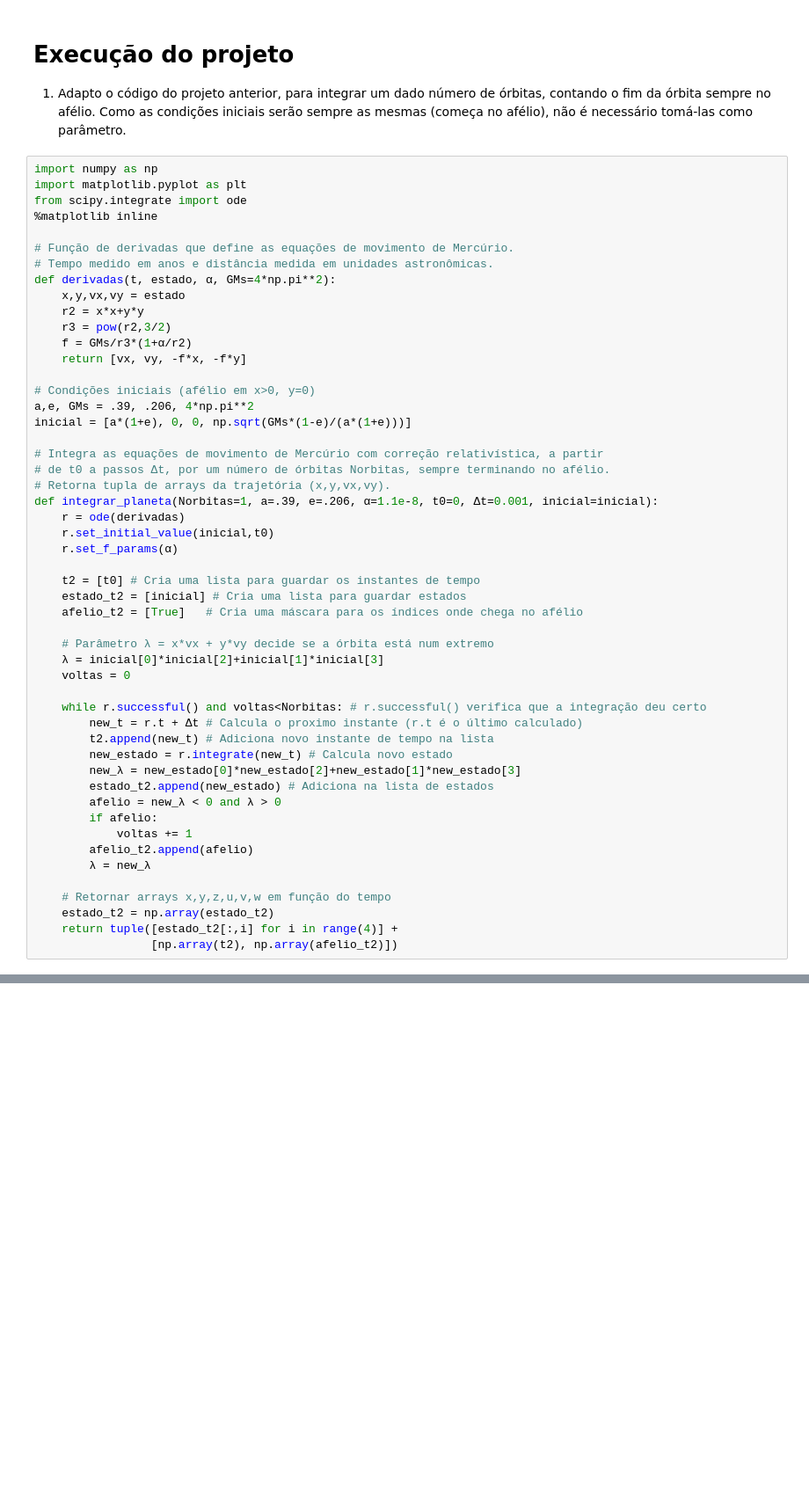
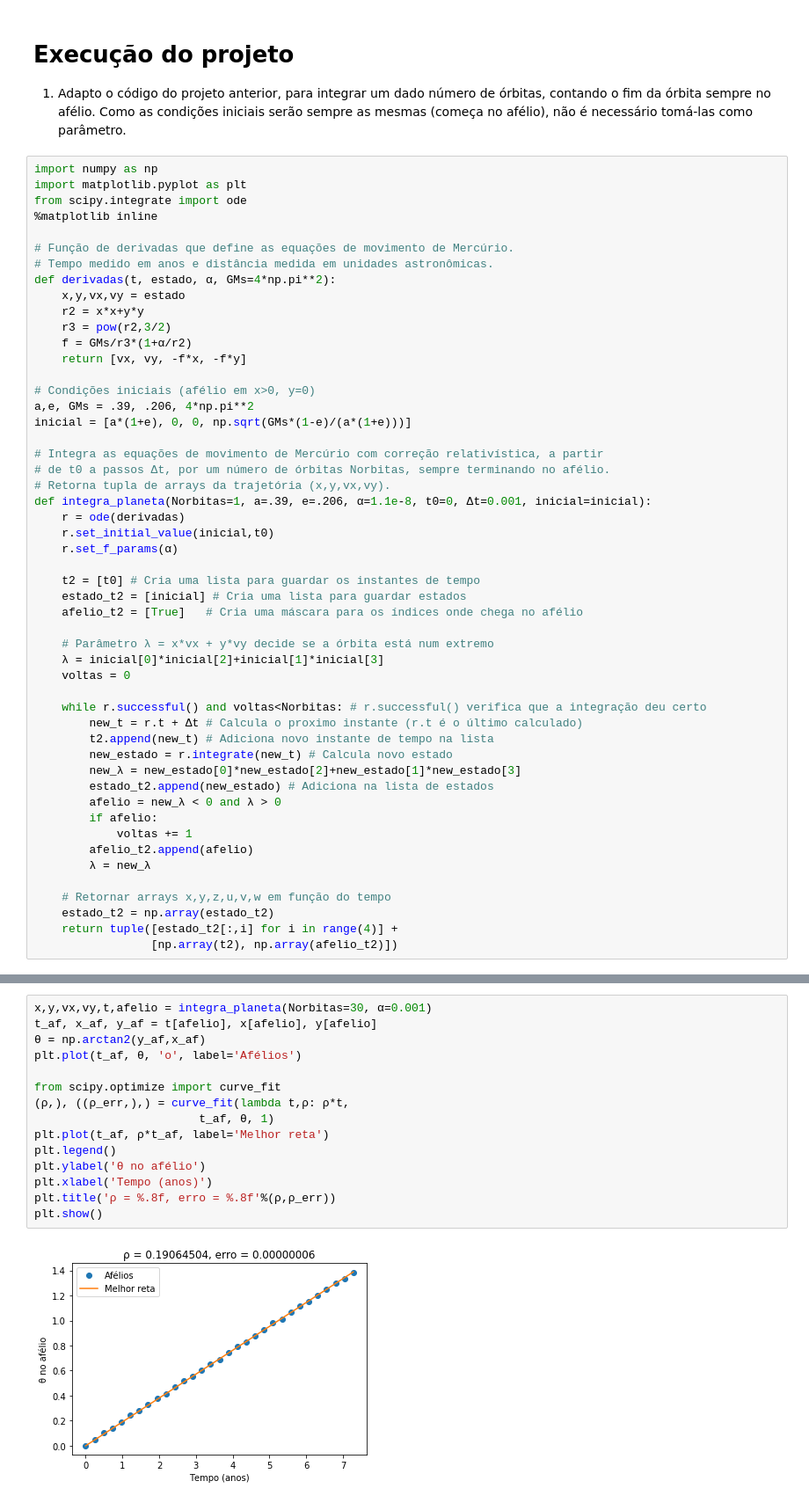
Before and after one commit to solano/mccomp19, a Jupyter notebook: mercurio.ipynb, the cells around one changed output, grey strips where cells are left out. Shown at 88% size. Drawn from its saved outputs; the diff is of its cells as text; blank space fills up the shorter version.

```diff
--- a/mercurio.ipynb
+++ b/mercurio.ipynb
@@ -76,7 +76,7 @@ inicial = [a*(1+e), 0, 0, np.sqrt(GMs*(1-e)/(a*(1+e)))]
 # Integra as equações de movimento de Mercúrio com correção relativística, a partir
 # de t0 a passos Δt, por um número de órbitas Norbitas, sempre terminando no afélio.
 # Retorna tupla de arrays da trajetória (x,y,vx,vy).
-def integrar_planeta(Norbitas=1, a=.39, e=.206, α=1.1e-8, t0=0, Δt=0.001, inicial=inicial):
+def integra_planeta(Norbitas=1, a=.39, e=.206, α=1.1e-8, t0=0, Δt=0.001, inicial=inicial):
     r = ode(derivadas)
     r.set_initial_value(inicial,t0)
     r.set_f_params(α)
@@ -133,0 +157,17 @@ fig.show()
+# %%
+x,y,vx,vy,t,afelio = integra_planeta(Norbitas=30, α=0.001)
+t_af, x_af, y_af = t[afelio], x[afelio], y[afelio]
+θ = np.arctan2(y_af,x_af)
+plt.plot(t_af, θ, 'o', label='Afélios')
+
+from scipy.optimize import curve_fit
+(ρ,), ((ρ_err,),) = curve_fit(lambda t,ρ: ρ*t,
+                        t_af, θ, 1)
+plt.plot(t_af, ρ*t_af, label='Melhor reta')
+plt.legend()
+plt.ylabel('θ no afélio')
+plt.xlabel('Tempo (anos)')
+plt.title('ρ = %.8f, erro = %.8f'%(ρ,ρ_err))
+plt.show()
+# %% [output]
+[figure, added]
```
Also changed, not shown: parts of 8 cells of this notebook.
